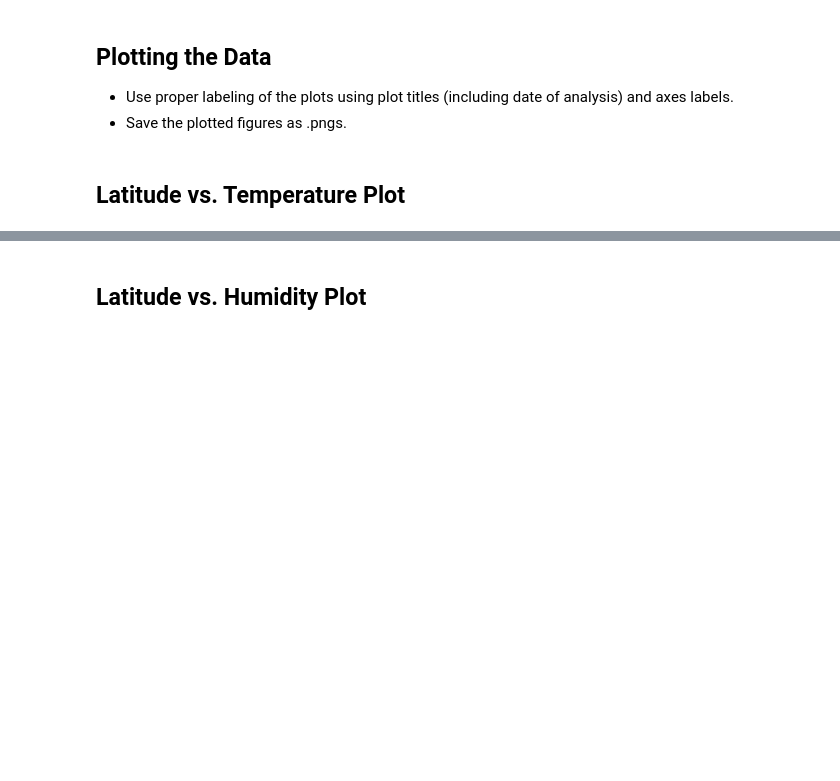
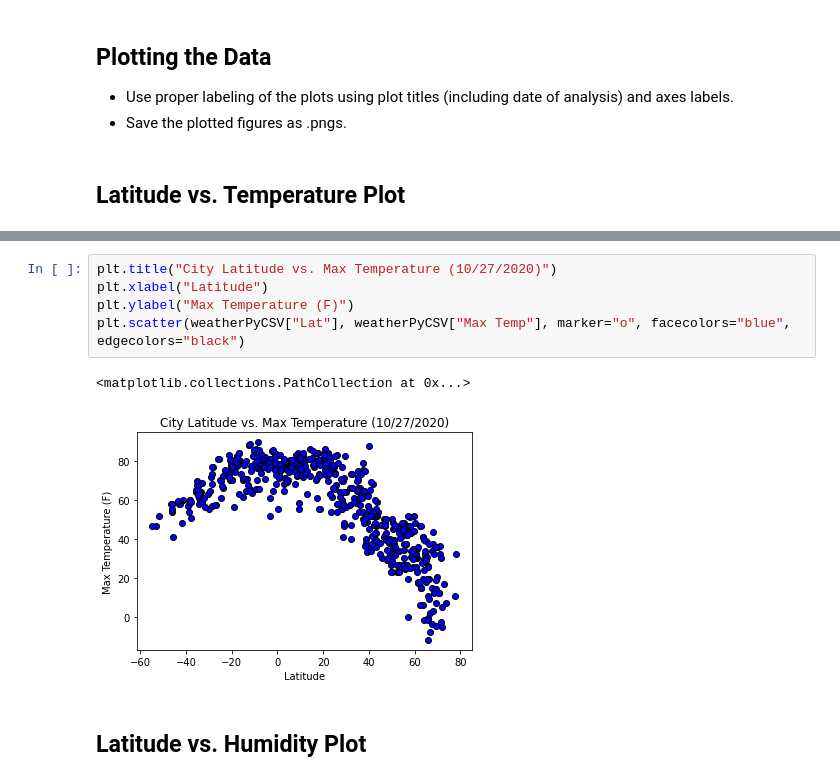
Before and after one commit to RBLevine/python-api-challenge, a Jupyter notebook: WeatherPy/WeatherPy.ipynb, the cells around one changed output, grey strips where cells are left out. Cells and saved outputs as stored; diff of their text form; blank space fills up the shorter version.

Commit message:
finished WeatherPy

```diff
--- a/WeatherPy/WeatherPy.ipynb
+++ b/WeatherPy/WeatherPy.ipynb
@@ -185,2 +198,10 @@ There are no columns to drop
+# %%
+plt.title("City Latitude vs. Max Temperature (10/27/2020)")
+plt.xlabel("Latitude")
+plt.ylabel("Max Temperature (F)")
+plt.scatter(weatherPyCSV["Lat"], weatherPyCSV["Max Temp"], marker="o", facecolors="blue", edgecolors="black")
+# %% [output]
+<matplotlib.collections.PathCollection at 0x...>
+[figure, added]
 # %% [markdown]
 ## Latitude vs. Humidity Plot
```
Also changed, not shown: parts of 34 cells of this notebook, 2 other files.
